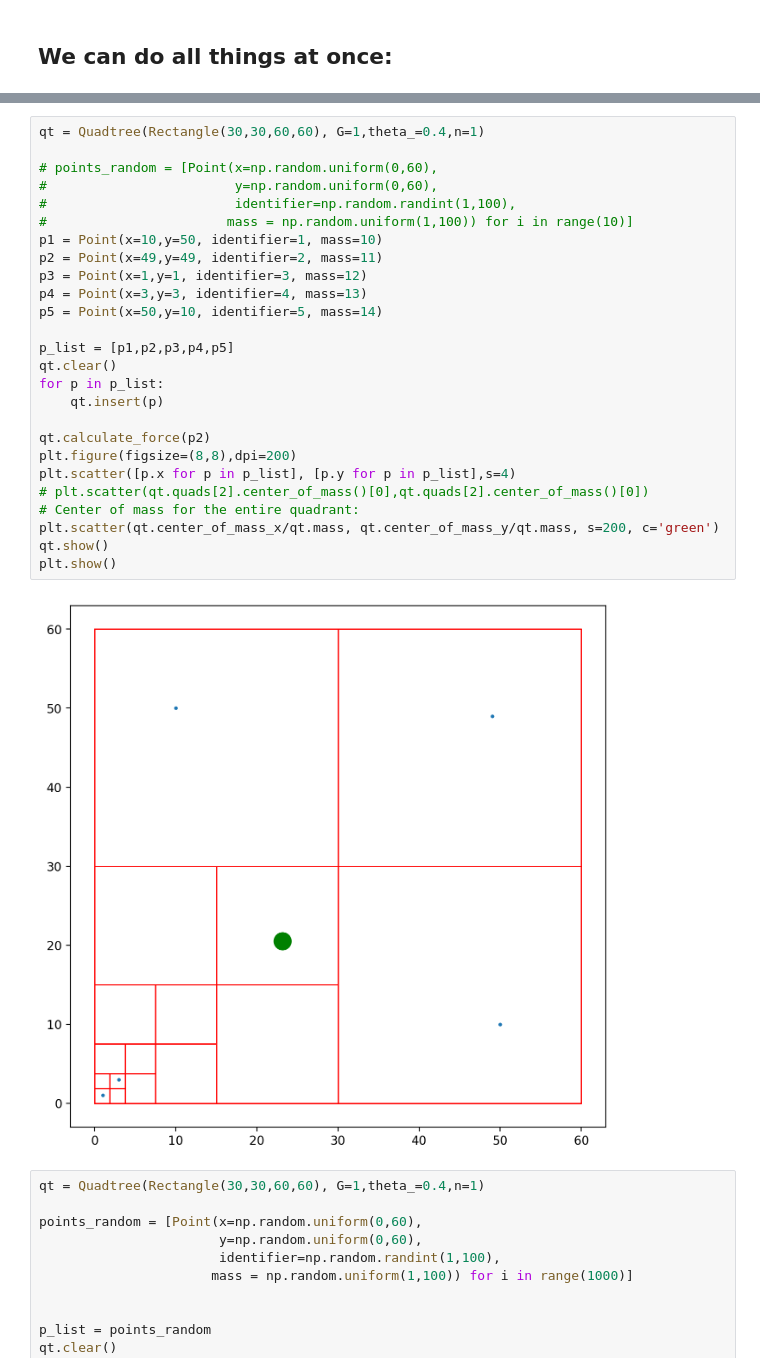
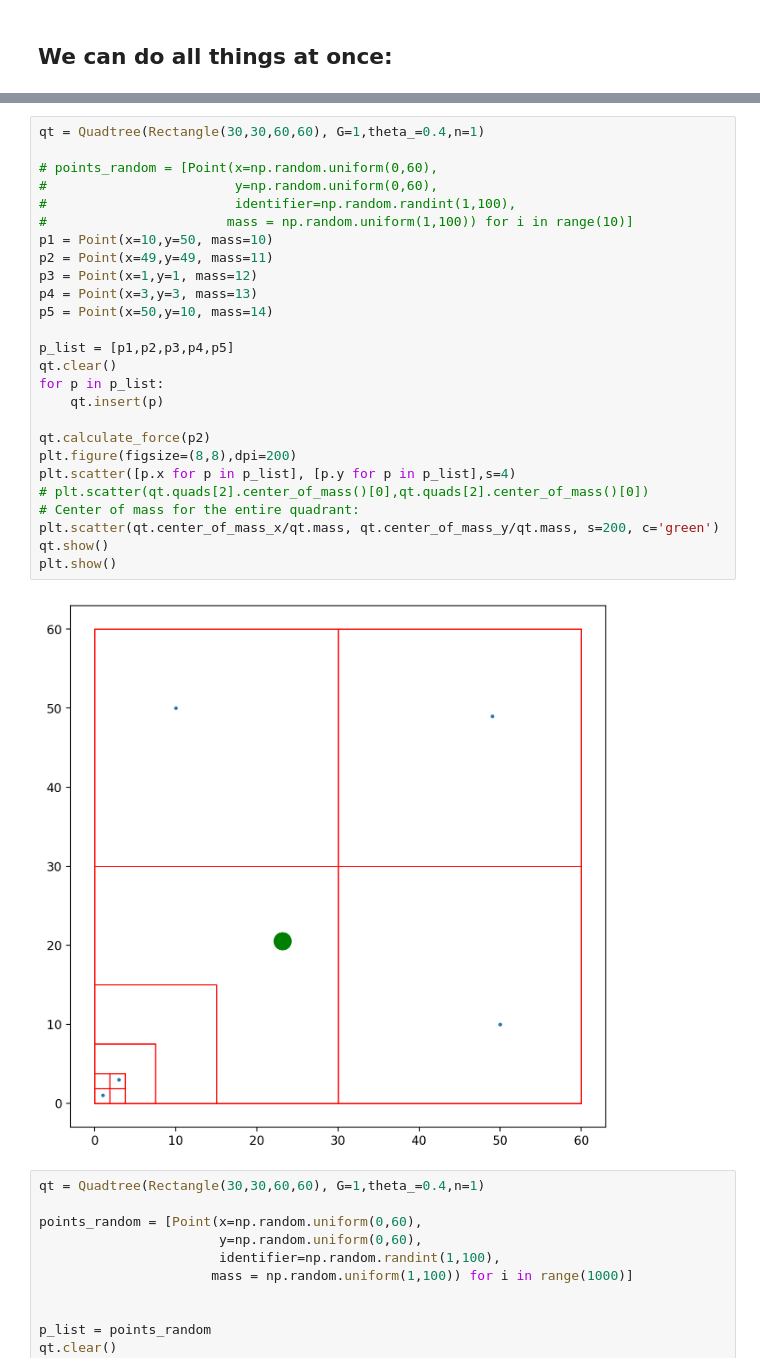
Before and after one commit to Astrojigs/Orbital-simulations, a Jupyter notebook: Barnes-hut Algorithm Animations.ipynb, the cells around one changed output, grey strips where cells are left out. Saved outputs shown, nothing was run; the diff lists cells and outputs as text.

```diff
--- a/Barnes-hut Algorithm Animations.ipynb
+++ b/Barnes-hut Algorithm Animations.ipynb
@@ -543,31 +543,31 @@ plt.show()
 # %%
 qt = Quadtree(Rectangle(30,30,60,60), G=1,theta_=0.4,n=1)
 
 # points_random = [Point(x=np.random.uniform(0,60),
 #                        y=np.random.uniform(0,60),
 #                        identifier=np.random.randint(1,100),
 #                       mass = np.random.uniform(1,100)) for i in range(10)]
-p1 = Point(x=10,y=50, identifier=1, mass=10)
-p2 = Point(x=49,y=49, identifier=2, mass=11)
-p3 = Point(x=1,y=1, identifier=3, mass=12)
-p4 = Point(x=3,y=3, identifier=4, mass=13)
-p5 = Point(x=50,y=10, identifier=5, mass=14)
+p1 = Point(x=10,y=50, mass=10)
+p2 = Point(x=49,y=49, mass=11)
+p3 = Point(x=1,y=1, mass=12)
+p4 = Point(x=3,y=3, mass=13)
+p5 = Point(x=50,y=10, mass=14)
 
 p_list = [p1,p2,p3,p4,p5]
 qt.clear()
 for p in p_list:
     qt.insert(p)
 
 qt.calculate_force(p2)
 plt.figure(figsize=(8,8),dpi=200)
 plt.scatter([p.x for p in p_list], [p.y for p in p_list],s=4)
 # plt.scatter(qt.quads[2].center_of_mass()[0],qt.quads[2].center_of_mass()[0])
 # Center of mass for the entire quadrant:
 plt.scatter(qt.center_of_mass_x/qt.mass, qt.center_of_mass_y/qt.mass, s=200, c='green')
 qt.show()
 plt.show()
 # %% [output]
-[figure, old version]
+[figure, new version]
 # %%
 qt = Quadtree(Rectangle(30,30,60,60), G=1,theta_=0.4,n=1)
 
```
Also changed, not shown: parts of 1 cell of this notebook, 2 other files.
